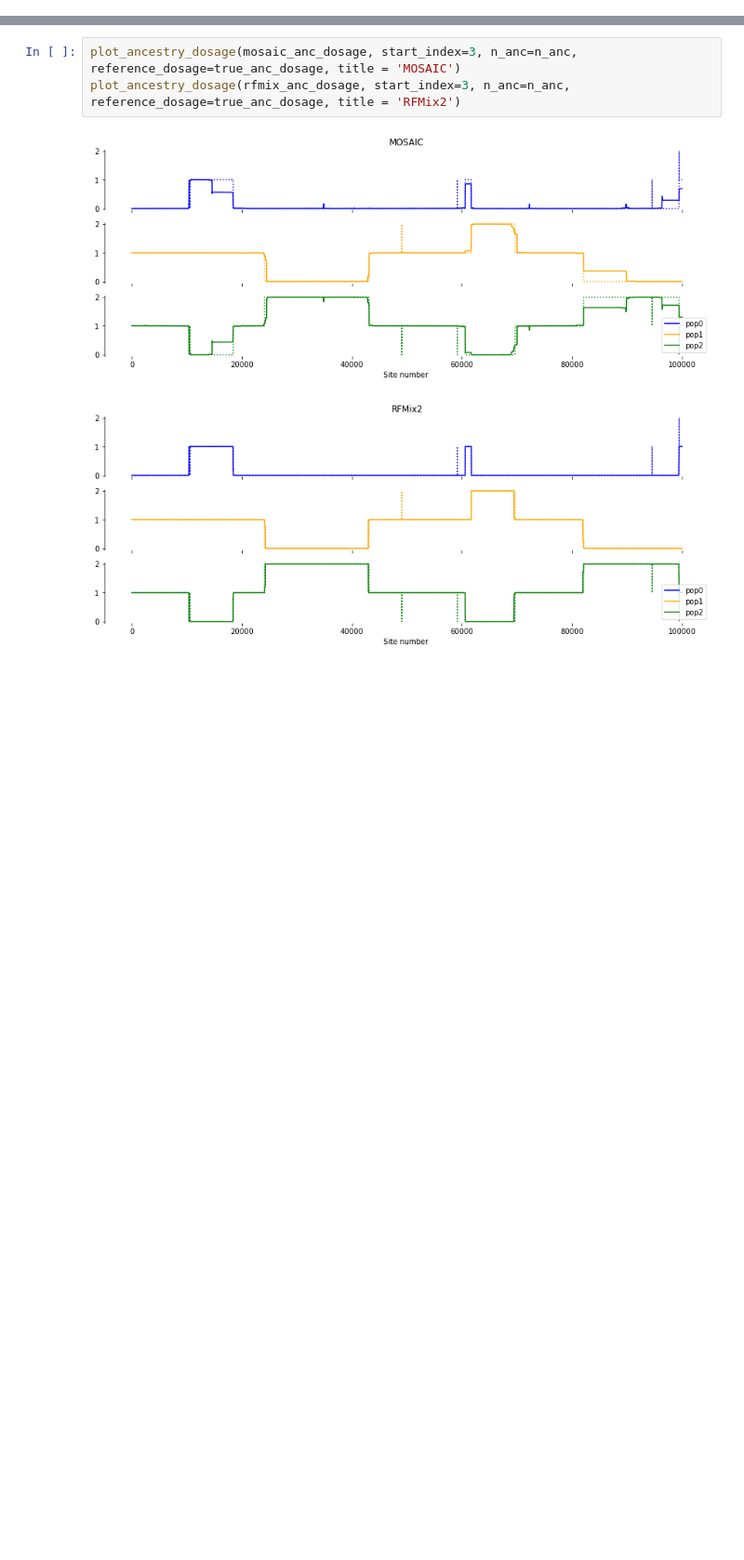
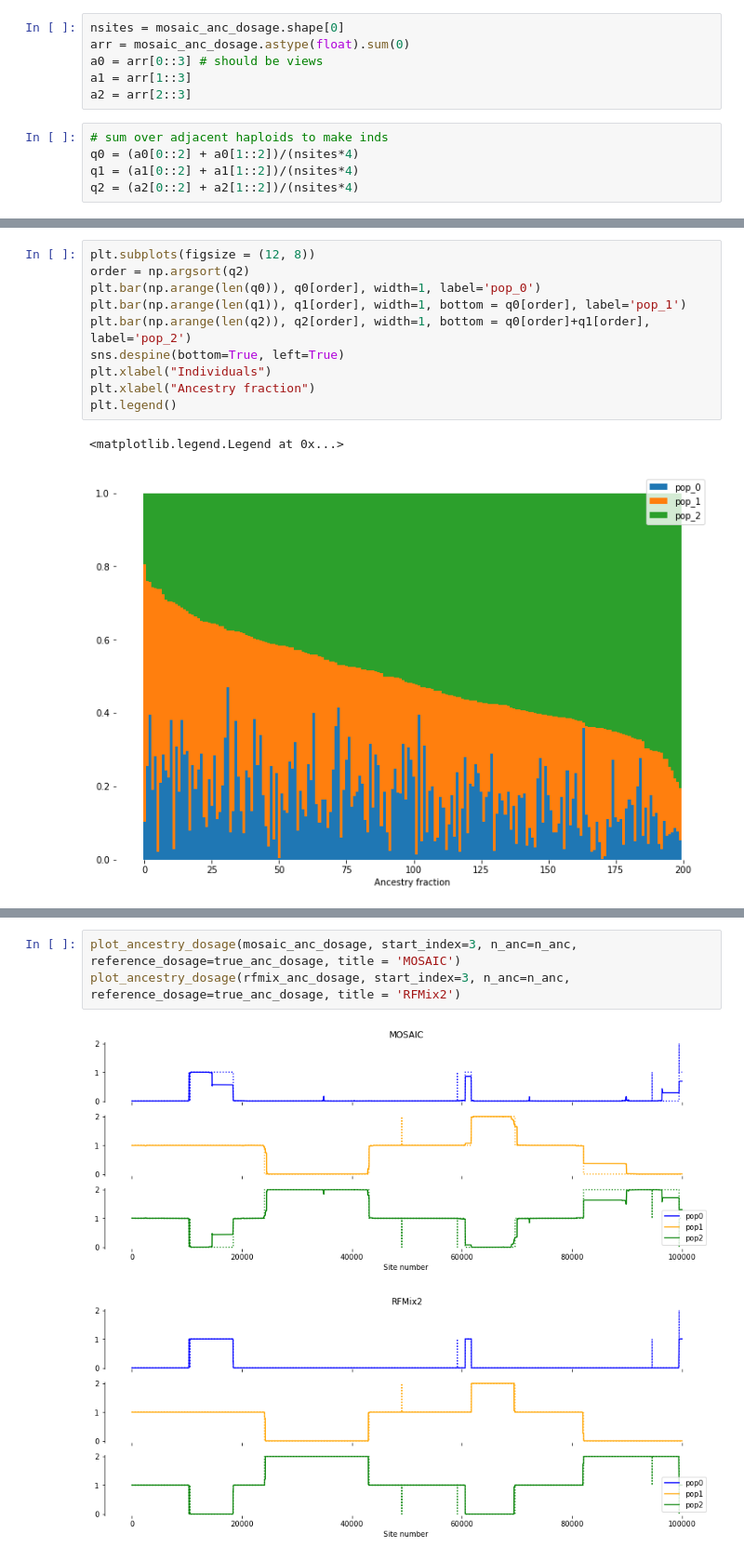
Before and after one commit to rwaples/lai-sim, a Jupyter notebook: workflow/notebooks/debug ancestry dosage Qscore.ipynb, the cells around one changed output, grey strips where cells are left out. Shown at 93% size. Drawn from its saved outputs; the diff is of its cells as text; blank space fills up the shorter version.

```diff
--- a/workflow/notebooks/debug ancestry dosage.ipynb
+++ b/workflow/notebooks/debug ancestry dosage Qscore.ipynb
@@ -154,0 +220,11 @@ def plot_ancestry_dosage(pred_dosage, start_index, n_anc, reference_dosage=None,
+# %%
+nsites = mosaic_anc_dosage.shape[0]
+arr = mosaic_anc_dosage.astype(float).sum(0)
+a0 = arr[0::3] # should be views
+a1 = arr[1::3]
+a2 = arr[2::3]
+# %%
+# sum over adjacent haploids to make inds
+q0 = (a0[0::2] + a0[1::2])/(nsites*4)
+q1 = (a1[0::2] + a1[1::2])/(nsites*4)
+q2 = (a2[0::2] + a2[1::2])/(nsites*4)
@@ -154,0 +250,13 @@ def plot_ancestry_dosage(pred_dosage, start_index, n_anc, reference_dosage=None,
+# %%
+plt.subplots(figsize = (12, 8))
+order = np.argsort(q2)
+plt.bar(np.arange(len(q0)), q0[order], width=1, label='pop_0')
+plt.bar(np.arange(len(q1)), q1[order], width=1, bottom = q0[order], label='pop_1')
+plt.bar(np.arange(len(q2)), q2[order], width=1, bottom = q0[order]+q1[order], label='pop_2')
+sns.despine(bottom=True, left=True)
+plt.xlabel("Individuals")
+plt.xlabel("Ancestry fraction")
+plt.legend()
+# %% [output]
+<matplotlib.legend.Legend at 0x...>
+[figure, added]
```
Also changed, not shown: parts of 32 cells of this notebook, 4 other files.
